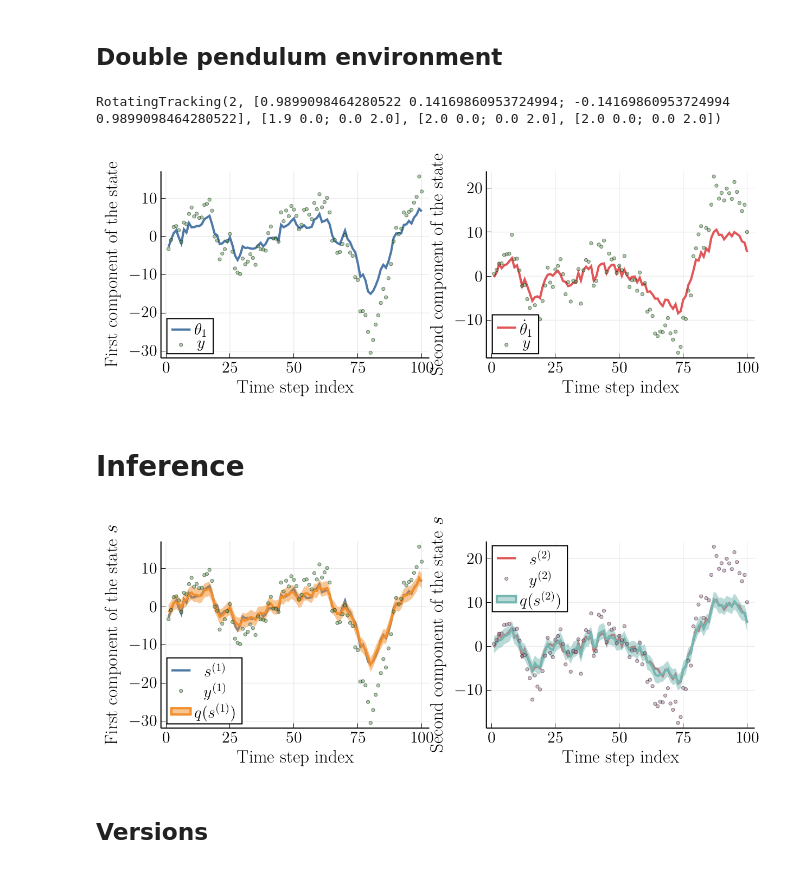
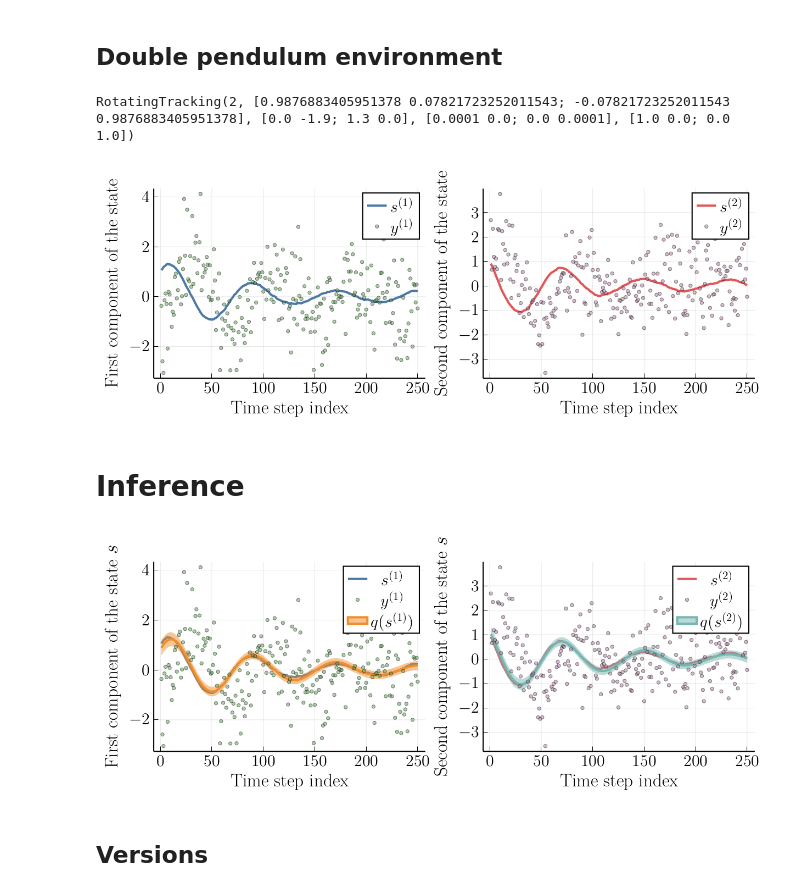
Before and after one commit to bvdmitri/phdthesis, a Jupyter notebook: notebooks/RxInfer/Linear Dynamical System/Plots.ipynb, the cells around one changed output. Saved outputs shown, nothing was run; the diff lists cells and outputs as text; code cells hidden in the pictures.

```diff
--- a/notebooks/RxInfer/Linear Dynamical System/Plots.ipynb
+++ b/notebooks/RxInfer/Linear Dynamical System/Plots.ipynb
@@ -28,16 +28,21 @@ mkpath(plotsdir("lds"));
 # %% [markdown]
 ## Double pendulum environment
 # %%
-# Create default environment with default parameters
-const environment = RotatingTracking()
+const environment = RotatingTracking(
+    2,
+    [cos(π/20) sin(π/20)/2; -sin(π/20)/2 cos(π/20)],
+    [0.0 -1.9; 1.3 0.0],
+    [0.0001 0.0; 0.0 0.0001],
+    [1.0 0.0; 0.0 1.0]
+)
 # %% [output]
-RotatingTracking(2, [0.9899098464280522 0.14169860953724994; -0.14169860953724994 0.9899098464280522], [1.9 0.0; 0.0 2.0], [2.0 0.0; 0.0 2.0], [2.0 0.0; 0.0 2.0])
+RotatingTracking(2, [0.9876883405951378 0.07821723252011543; -0.07821723252011543 0.9876883405951378], [0.0 -1.9; 1.3 0.0], [0.0001 0.0; 0.0 0.0001], [1.0 0.0; 0.0 1.0])
 # %%
 # Include the model specification
 include(srcdir("models", "rxinfer", "rotating.jl"));
 # %%
-T = 100
-seed = 43
+T = 250
+seed = 42
 rng = StableRNG(seed)
 
 states, observations = rand(rng, environment, T);
@@ -52,21 +57,24 @@ pfontsettings = (
     guidefontsize=16,
     tickfontsize=14,
     legendfontsize=14,
-    legend = :bottomleft,
+    legend = :topright,
     size = (400, 300)
 )
 
 p1 = plot(xlabel = "Time step index", ylabel = "First component of the state"; pfontsettings...)
-p1 = plot!(prange, getindex.(states, 1)[prange], color = colors[1], linewidth = 2, label = L"\theta_1")
-p1 = scatter!(p1, prange, getindex.(observations, 1)[prange], ms = 2, msw = 0, color = colors[5], alpha = 0.5, label = L"y")
+p1 = plot!(prange, getindex.(states, 1)[prange], color = colors[1], linewidth = 2, label = L"s^{(1)}")
+p1 = scatter!(p1, prange, getindex.(observations, 1)[prange], ms = 2, msw = 0, color = colors[5], alpha = 0.5, label = L"y^{(1)}")
 
 p2 = plot(xlabel = "Time step index", ylabel = "Second component of the state"; pfontsettings...)
-p2 = plot!(p2, prange, getindex.(states, 2)[prange], color = colors[3], linewidth = 2, label = L"\dot{\theta}_1")
-p2 = scatter!(p2, prange, getindex.(observations, 2)[prange], ms = 2, msw = 0, color = colors[5], alpha = 0.5, label = L"y")
+p2 = plot!(p2, prange, getindex.(states, 2)[prange], color = colors[3], linewidth = 2, label = L"s^{(2)}")
+p2 = scatter!(p2, prange, getindex.(observations, 2)[prange], ms = 2, msw = 0, color = colors[7], alpha = 0.5, label = L"y^{(2)}")
+
+savefig(p1, plotsdir("lds", "rotating_example_states_1.tex"))
+savefig(p2, plotsdir("lds", "rotating_example_states_2.tex"))
 
 plot(p1, p2, layout = @layout([ a b ]), size = (800, 300))
 # %% [output]
-[figure, old version]
+[figure, new version]
 # %% [markdown]
 # Inference
 # %%
@@ -75,22 +83,25 @@ results    = inference(model = rximodel, data = (y = observations, ));
 # %%
 e_states = extract_posteriors(T, results)
 
 em = mean.(e_states)
 ev = std.(e_states)
 
 p1 = plot(xlabel = "Time step index", ylabel = L"First component of the state $s$"; pfontsettings...)
 p1 = plot!(p1, prange, getindex.(states, 1)[prange], color = colors[1], linewidth = 2, label = L"s^{(1)}")
 p1 = scatter!(p1, prange, getindex.(observations, 1)[prange], ms = 2, msw = 0, color = colors[5], alpha = 0.5, label = L"y^{(1)}")
 p1 = plot!(p1, prange, getindex.(em, 1)[prange], ribbon = 3getindex.(ev, 1, 1), color = colors[2], linewidth = 2, label = L"q(s^{(1)})")
 
-p2 = plot(xlabel = "Time step index", ylabel = L"Second component of the state $s$"; pfontsettings..., legend = :topleft)
+p2 = plot(xlabel = "Time step index", ylabel = L"Second component of the state $s$"; pfontsettings...)
 p2 = plot!(p2, prange, getindex.(states, 2)[prange], color = colors[3], linewidth = 2, label = L"s^{(2)}")
 p2 = scatter!(p2, prange, getindex.(observations, 2)[prange], ms = 2, msw = 0, color = colors[7], alpha = 0.5, label = L"y^{(2)}")
 p2 = plot!(p2, prange, getindex.(em, 2)[prange], ribbon = 3getindex.(ev, 2, 2), color = colors[4], linewidth = 2, label = L"q(s^{(2)})")
 
+savefig(p1, plotsdir("lds", "rotating_example_inference_states_1.tex"))
+savefig(p2, plotsdir("lds", "rotating_example_inference_states_2.tex"))
+
 plot(p1, p2, size = (800, 300), layout = @layout([ a b ]))
 # %% [output]
-[figure, old version]
+[figure, new version]
 # %% [markdown]
 ## Versions
 # %%
```
Also changed, not shown: 5 other files.
